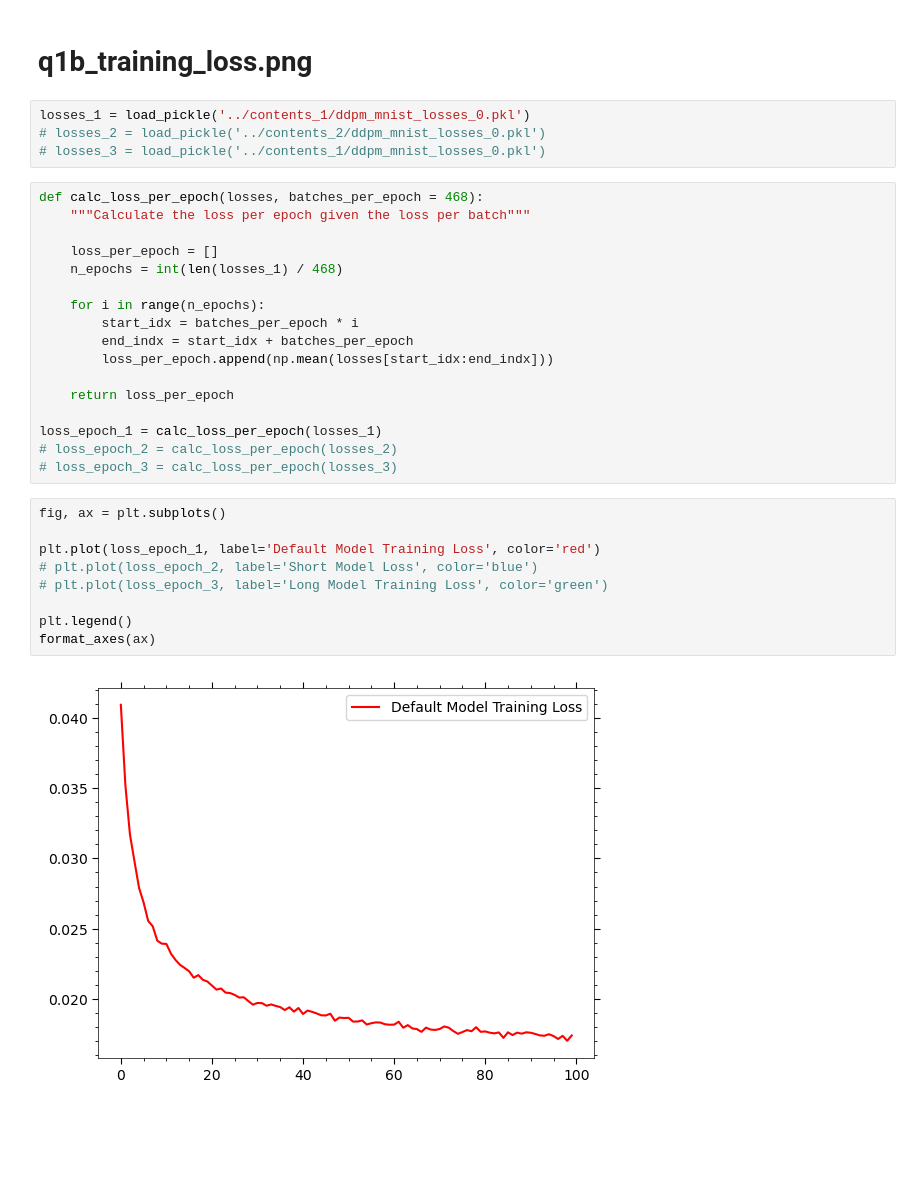
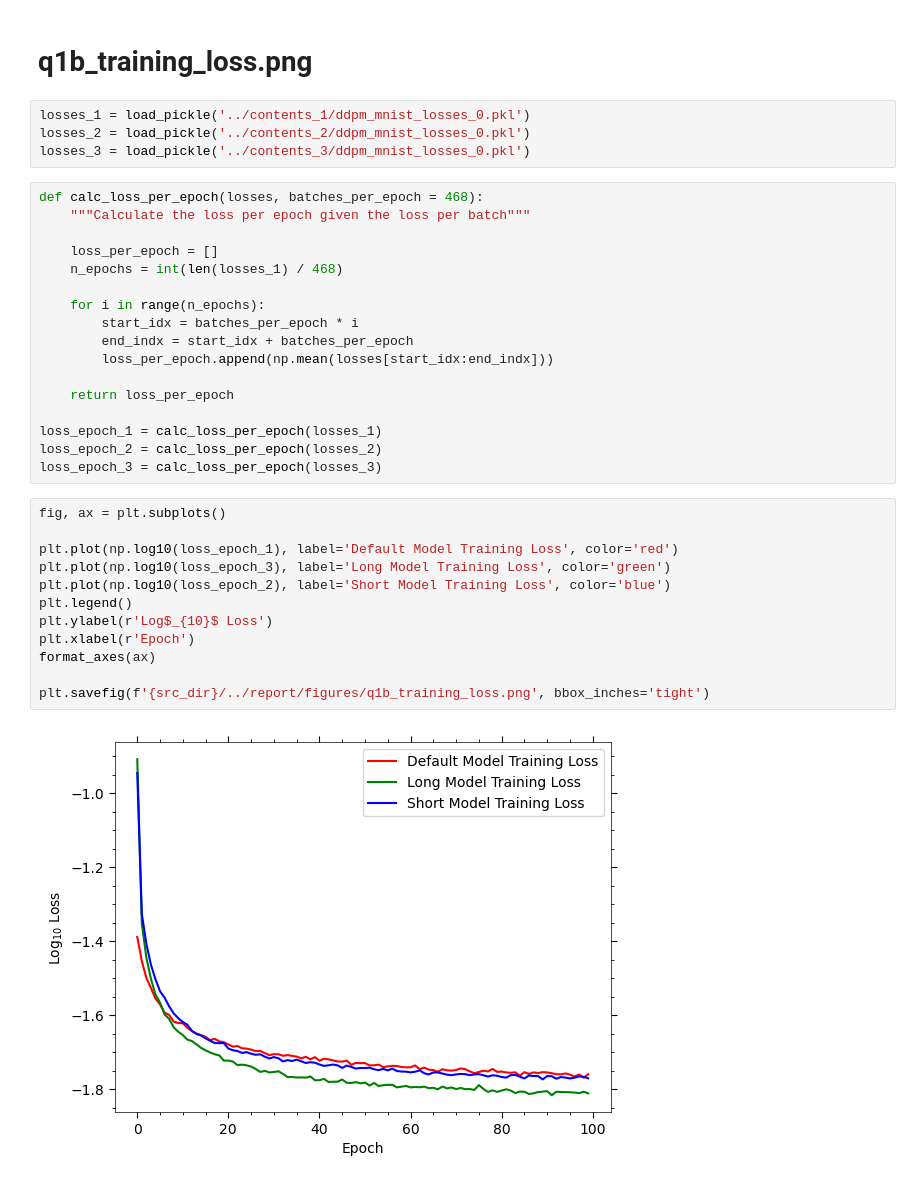
Before and after one commit to adnansiddiquei/MNIST_diffusion_model, a Jupyter notebook: src/plots/q1_plots.ipynb, the cells around one changed output. Saved outputs shown, nothing was run; the diff lists cells and outputs as text; blank space fills up the shorter version.

Commit message:
Completed graphs to illustrate the noising and denoising of the long and short models.

```diff
--- a/src/plots/q1_plots.ipynb
+++ b/src/plots/q1_plots.ipynb
@@ -123,8 +123,8 @@ ax.text(3500, 0.9025, r'$\beta_{t} = [10^{-4}, 0.004]$ (5000 steps)', ha='right'
 # q1b_training_loss.png
 # %%
 losses_1 = load_pickle('../contents_1/ddpm_mnist_losses_0.pkl')
-# losses_2 = load_pickle('../contents_2/ddpm_mnist_losses_0.pkl')
-# losses_3 = load_pickle('../contents_1/ddpm_mnist_losses_0.pkl')
+losses_2 = load_pickle('../contents_2/ddpm_mnist_losses_0.pkl')
+losses_3 = load_pickle('../contents_3/ddpm_mnist_losses_0.pkl')
 # %%
 def calc_loss_per_epoch(losses, batches_per_epoch = 468):
     """Calculate the loss per epoch given the loss per batch"""
@@ -140,16 +140,19 @@ def calc_loss_per_epoch(losses, batches_per_epoch = 468):
     return loss_per_epoch
 
 loss_epoch_1 = calc_loss_per_epoch(losses_1)
-# loss_epoch_2 = calc_loss_per_epoch(losses_2)
-# loss_epoch_3 = calc_loss_per_epoch(losses_3)
+loss_epoch_2 = calc_loss_per_epoch(losses_2)
+loss_epoch_3 = calc_loss_per_epoch(losses_3)
 # %%
 fig, ax = plt.subplots()
 
-plt.plot(loss_epoch_1, label='Default Model Training Loss', color='red')
-# plt.plot(loss_epoch_2, label='Short Model Loss', color='blue')
-# plt.plot(loss_epoch_3, label='Long Model Training Loss', color='green')
+plt.plot(np.log10(loss_epoch_1), label='Default Model Training Loss', color='red')
+plt.plot(np.log10(loss_epoch_3), label='Long Model Training Loss', color='green')
+plt.plot(np.log10(loss_epoch_2), label='Short Model Training Loss', color='blue')
+plt.legend()
+plt.ylabel(r'Log$_{10}$ Loss')
+plt.xlabel(r'Epoch')
+format_axes(ax)
 
-plt.legend()
-format_axes(ax)
+plt.savefig(f'{src_dir}/../report/figures/q1b_training_loss.png', bbox_inches='tight')
 # %% [output]
-[figure, old version]
+[figure, new version]
```
Also changed, not shown: parts of 9 cells of this notebook, 7 other files.
